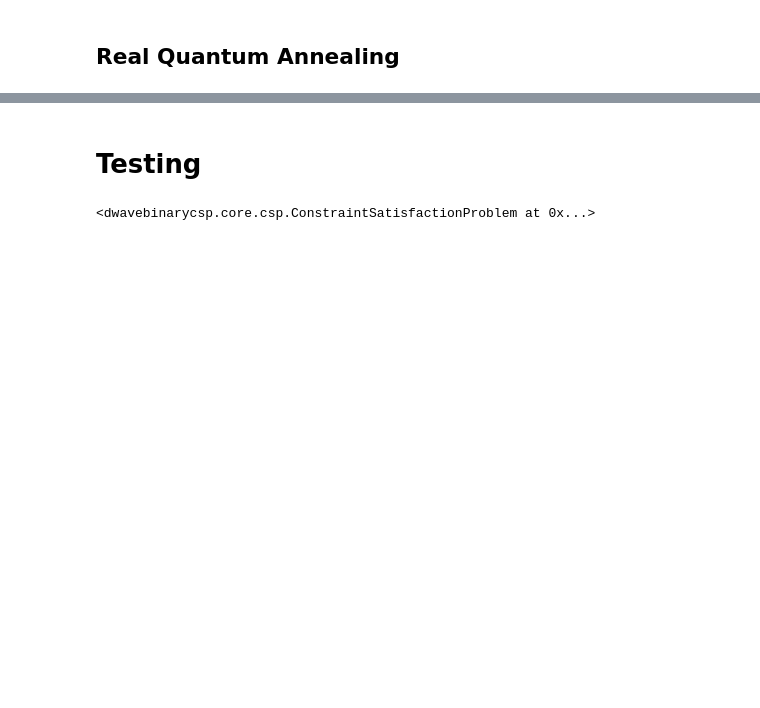
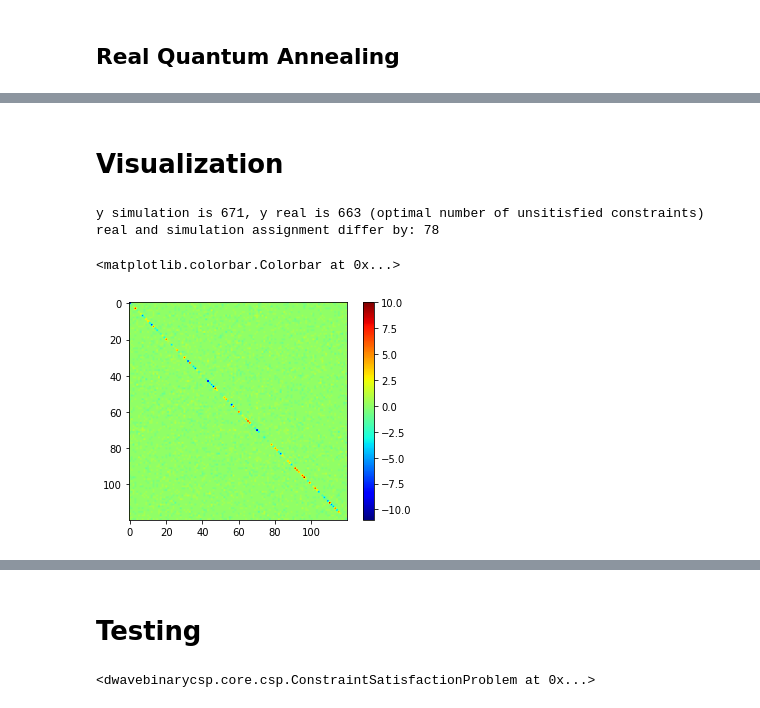
Before and after one commit to Megapiro/AQML_Project, a Jupyter notebook: Max2-Sat/Max2-Sat.ipynb, the cells around one changed output, grey strips where cells are left out. Cells and saved outputs as stored; diff of their text form; code cells hidden in the pictures; blank space fills up the shorter version.

Commit message:
small fix print response, result comparison, benchmarks and solutions

```diff
--- a/Max2-Sat/Max2-Sat.ipynb
+++ b/Max2-Sat/Max2-Sat.ipynb
@@ -160,12 +162,11 @@ def simulated_annealing(bqm, num_reads_sa=NUM_READS_SQA):
 # %% [markdown]
 ## Real Quantum Annealing
 # %%
-def real_annealing(bqm, num_reads_qpu=NUM_READS_QPU, token=TOKEN):
+def real_annealing(bqm):
     # Run the QUBO on the solver from your config file
-    sampler = SimulatedAnnealingSampler()
-    sampler = EmbeddingComposite(DWaveSampler(token=token))
+    sampler = EmbeddingComposite(DWaveSampler(token=TOKEN))
 
-    response_QPU = sampler.sample(bqm, num_reads=num_reads_qpu)
+    response_QPU = sampler.sample(bqm, num_reads=NUM_READS_QPU, chain_strength=CHAIN_STRENGTH)
     return response_QPU
 # %% [markdown]
 # Results
@@ -185,12 +186,34 @@ def return_solution(response, Q, c):
 
     return y, best
 
-def print_solution(response, Q, c):
-    y, best = return_solution(response_SQA.aggregate().record, Q, c)
+def print_solution_simulation(response, Q, c):
+    y, best = return_solution(response.aggregate().record, Q, c)
     print(f'y is {int(y)} (optimal number of unsitisfied constraints)')
 
     for v in range(n_variables):
         print(f'x_{v+1} = {True if best[v] else False}')
+
+
+def print_solution_real(response, Q, c):
+    y, best = return_solution(response.record, Q, c)
+    print(f'y is {int(y)} (optimal number of unsitisfied constraints)')
+
+    for v in range(n_variables):
+        print(f'x_{v+1} = {True if best[v] else False}')
+
+def compare_simulation_real(resp_simulation, resp_real, Q, c):
+    y_sim, best_sim = return_solution(resp_simulation.aggregate().record, Q, c)
+    y_real, best_real = return_solution(resp_real.record, Q, c)
+    print(f'y simulation is {int(y_sim)}, y real is {int(y_real)} (optimal number of unsitisfied constraints)')
+
+    sim_assignment = [best_sim[v] for v in range(n_variables)]
+    real_assignment = [best_real[v] for v in range(n_variables)]
+
+    count = 0
+    for s, r in zip(sim_assignment, real_assignment):
+        if r == s: count += 1
+
+    print(f'real and simulation assignment differ by: {count}')
 # %% [markdown]
 ## Simulated Quantum Annealing
 # %%
@@ -207,3 +243,3 @@ print_response_data(response_SQA.aggregate())
 # %%
-print_solution(response_SQA, Q, c)
+print_solution_simulation(response_SQA, Q, c)
 # %% [output]
@@ -244,0 +307,17 @@ x_8 = True
+# %% [markdown]
+# Visualization
+# %%
+# solution comparison
+
+compare_simulation_real(response_SQA, response_QPU, Q, c)
+# %% [output]
+y simulation is 671, y real is 663 (optimal number of unsitisfied constraints)
+real and simulation assignment differ by: 78
+# %%
+from matplotlib import pyplot as plt
+
+plt.imshow(Q, cmap='jet')
+plt.colorbar()
+# %% [output]
+<matplotlib.colorbar.Colorbar at 0x...>
+[figure, added]
```
Also changed, not shown: parts of 13 cells of this notebook, 17 other files.
